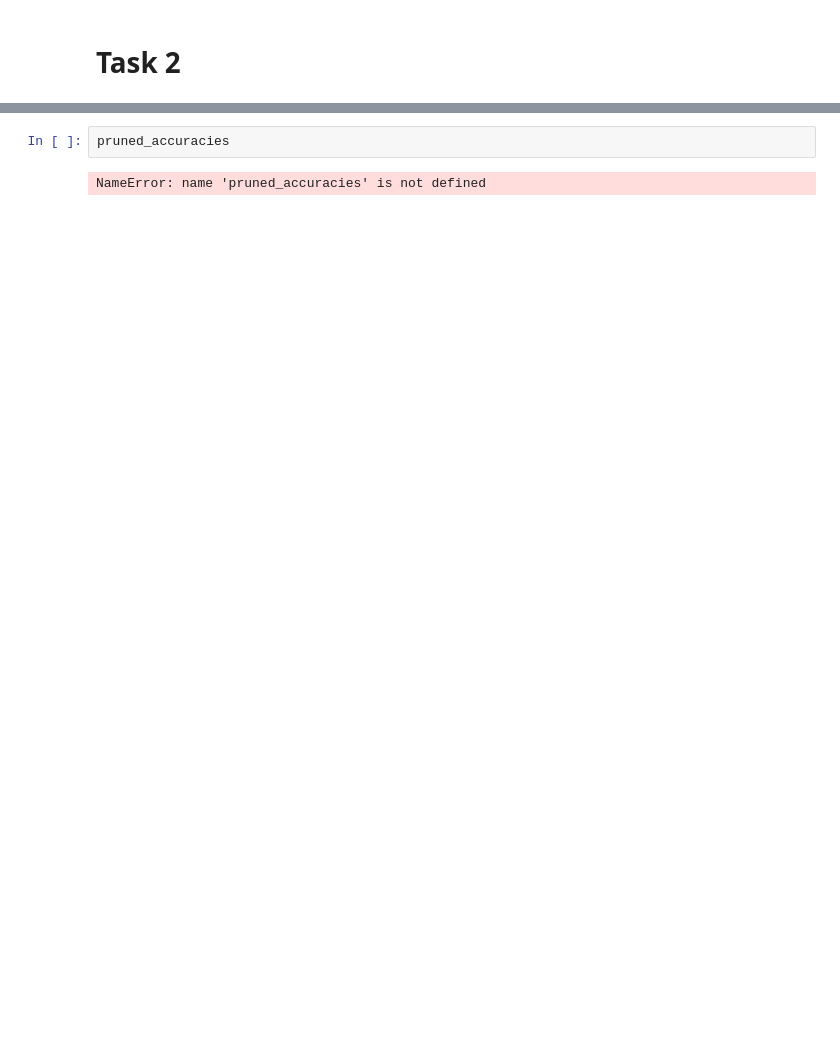
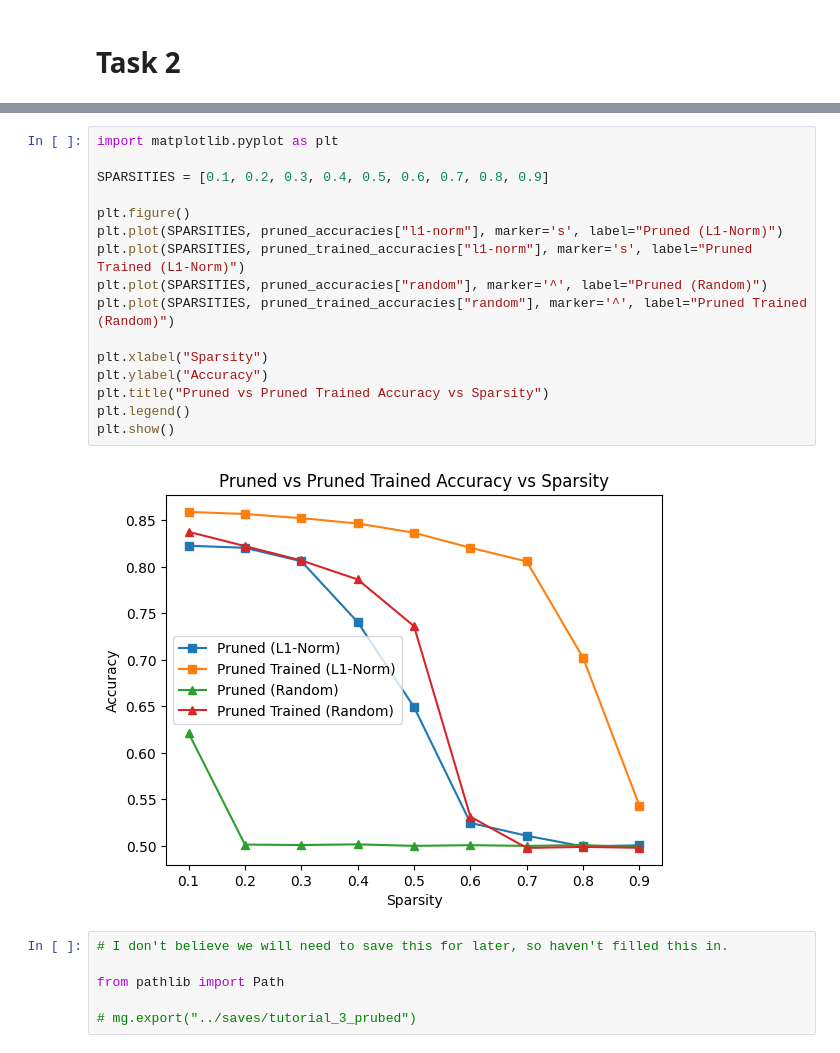
Before and after one commit to rahgun04/ELEC70109-Advanced-Deep-Learning-Systems, a Jupyter notebook: labs/Lab1.ipynb, the cells around one changed output, grey strips where cells are left out. Drawn from its saved outputs; the diff is of its cells as text; blank space fills up the shorter version.

```diff
--- a/labs/Lab1.ipynb
+++ b/labs/Lab1.ipynb
@@ -415,4 +475,24 @@ Evaluation accuracy: 0.84216, Sparsity: 0.2
 # %%
-pruned_accuracies
+import matplotlib.pyplot as plt
+
+SPARSITIES = [0.1, 0.2, 0.3, 0.4, 0.5, 0.6, 0.7, 0.8, 0.9]
+
+plt.figure()
+plt.plot(SPARSITIES, pruned_accuracies["l1-norm"], marker='s', label="Pruned (L1-Norm)")
+plt.plot(SPARSITIES, pruned_trained_accuracies["l1-norm"], marker='s', label="Pruned Trained (L1-Norm)")
+plt.plot(SPARSITIES, pruned_accuracies["random"], marker='^', label="Pruned (Random)")
+plt.plot(SPARSITIES, pruned_trained_accuracies["random"], marker='^', label="Pruned Trained (Random)")
+
+plt.xlabel("Sparsity")
+plt.ylabel("Accuracy")
+plt.title("Pruned vs Pruned Trained Accuracy vs Sparsity")
+plt.legend()
+plt.show()
 # %% [output]
-NameError: name 'pruned_accuracies' is not defined
+[figure, added]
+# %%
+# I don't believe we will need to save this for later, so haven't filled this in.
+
+from pathlib import Path
+
+# mg.export("../saves/tutorial_3_prubed")
```
Also changed, not shown: parts of 17 cells of this notebook, 7 other files.
